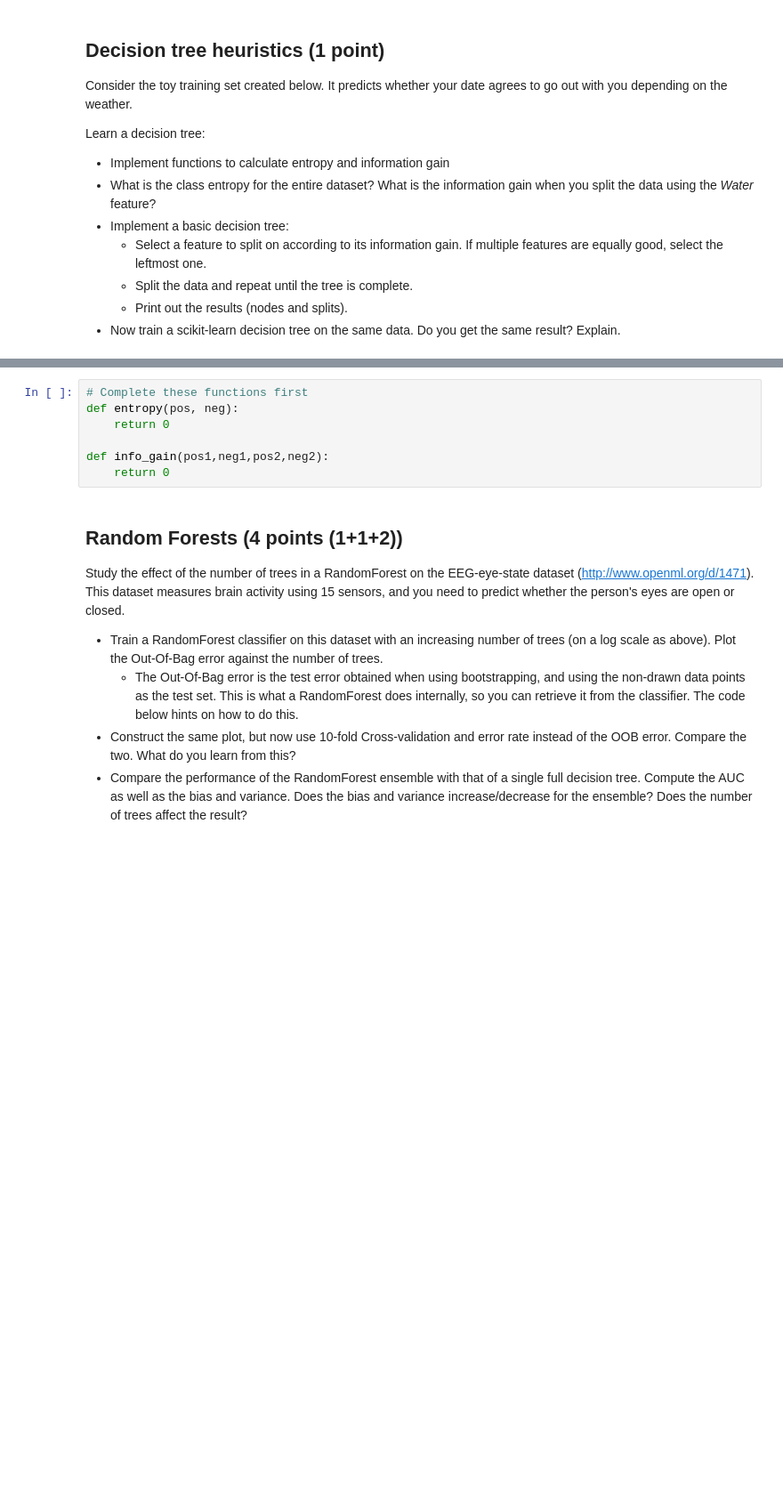
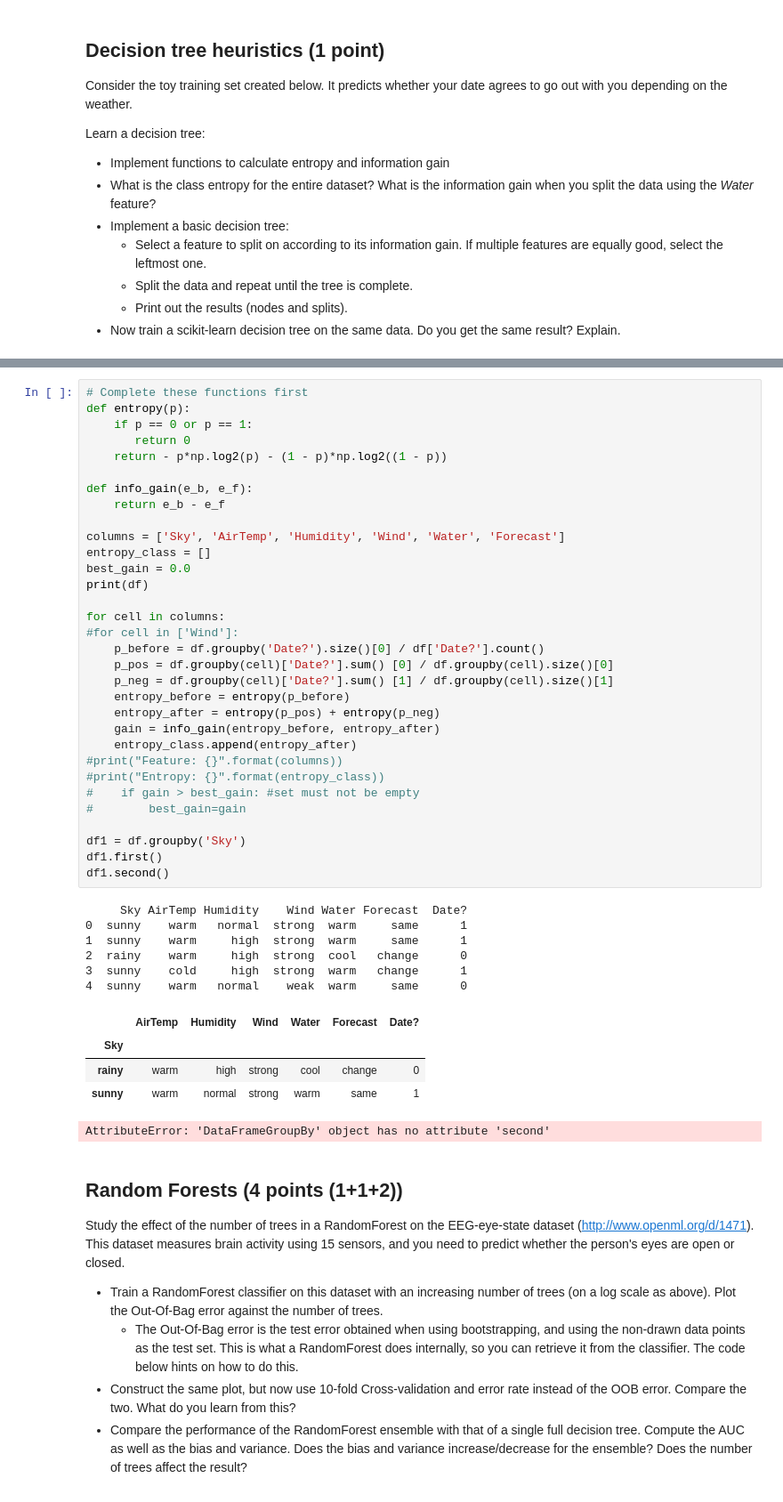
Before and after one commit to chinfang/tmp, a Jupyter notebook: Assignment 1_lcf.ipynb, the cells around one changed output, grey strips where cells are left out. Shown at 89% size. Saved outputs shown, nothing was run; the diff lists cells and outputs as text; blank space fills up the shorter version.

```diff
--- a/Assignment 1_lcf.ipynb
+++ b/Assignment 1_lcf.ipynb
@@ -303,10 +408,47 @@ df # print
-# %%
-# Complete these functions first
-def entropy(pos, neg):
-    return 0
-
-def info_gain(pos1,neg1,pos2,neg2):
-    return 0
+# %%
+# Complete these functions first
+def entropy(p):
+    if p == 0 or p == 1:
+       return 0
+    return - p*np.log2(p) - (1 - p)*np.log2((1 - p))
+
+def info_gain(e_b, e_f):
+    return e_b - e_f
+
+columns = ['Sky', 'AirTemp', 'Humidity', 'Wind', 'Water', 'Forecast']
+entropy_class = []
+best_gain = 0.0
+print(df)
+
+for cell in columns:
+#for cell in ['Wind']:
+    p_before = df.groupby('Date?').size()[0] / df['Date?'].count()
+    p_pos = df.groupby(cell)['Date?'].sum() [0] / df.groupby(cell).size()[0]
+    p_neg = df.groupby(cell)['Date?'].sum() [1] / df.groupby(cell).size()[1]
+    entropy_before = entropy(p_before)
+    entropy_after = entropy(p_pos) + entropy(p_neg)
+    gain = info_gain(entropy_before, entropy_after)
+    entropy_class.append(entropy_after)
+#print("Feature: {}".format(columns))
+#print("Entropy: {}".format(entropy_class))
+#    if gain > best_gain: #set must not be empty
+#        best_gain=gain
+
+df1 = df.groupby('Sky')
+df1.first()
+df1.second()
+# %% [output]
+     Sky AirTemp Humidity    Wind Water Forecast  Date?
+0  sunny    warm   normal  strong  warm     same      1
+1  sunny    warm     high  strong  warm     same      1
+2  rainy    warm     high  strong  cool   change      0
+3  sunny    cold     high  strong  warm   change      1
+4  sunny    warm   normal    weak  warm     same      0
+|  | AirTemp | Humidity | Wind | Water | Forecast | Date? |
+| Sky |  |  |  |  |  |  |
+| rainy | warm | high | strong | cool | change | 0 |
+| sunny | warm | normal | strong | warm | same | 1 |
+AttributeError: 'DataFrameGroupBy' object has no attribute 'second'
 # %% [markdown]
 ## Random Forests (4 points (1+1+2))
 Study the effect of the number of trees in a RandomForest on the EEG-eye-state dataset (http://www.openml.org/d/1471). This dataset measures brain activity using 15 sensors, and you need to predict whether the person's eyes are open or closed.
```
Also changed, not shown: parts of 13 cells of this notebook.
